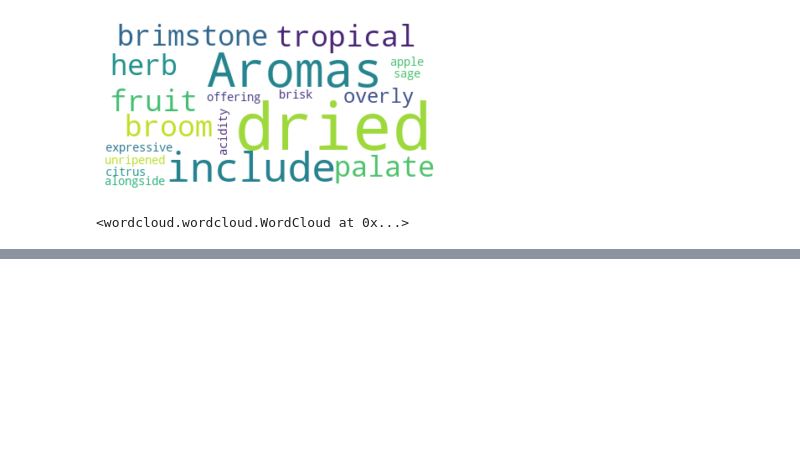
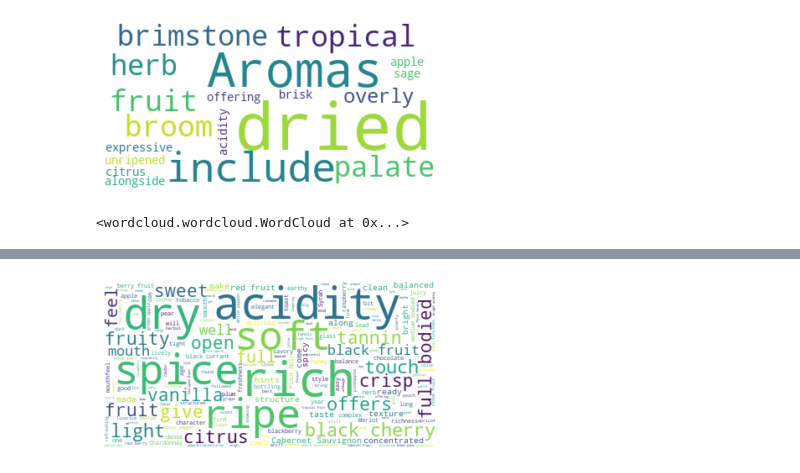
Before and after one commit to annkou/NLP, a Jupyter notebook: word_cloud_notebook.ipynb, the cells around one changed output, grey strips where cells are left out. Drawn from its saved outputs; the diff is of its cells as text; code cells hidden in the pictures; blank space fills up the shorter version.

```diff
--- a/word_cloud_notebook.ipynb
+++ b/word_cloud_notebook.ipynb
@@ -149,0 +169,13 @@ wordcloud0.to_file("Images/first_review.png")
+# %%
+#however there are some stopwords which are not necessary so we are going to drop them
+stopwords = set(STOPWORDS)
+stopwords
+#in this list we are going to add our own stopwords that we think are not necessary
+stopwords.update(["drink", "now", "wine", "flavor", "flavors","nose","aroma","finish","aromas","palate","note","hint","show","notes","blend","shows","fresh","offer"])
+#so now let's create the wordcloud again
+wordcloud_final = WordCloud(stopwords=stopwords,background_color='white').generate(text)
+plt.imshow(wordcloud_final,interpolation='bilinear')
+plt.axis("off")
+plt.show()
+# %% [output]
+[figure, added]
```
Also changed, not shown: parts of 5 cells of this notebook, 1 other file.
